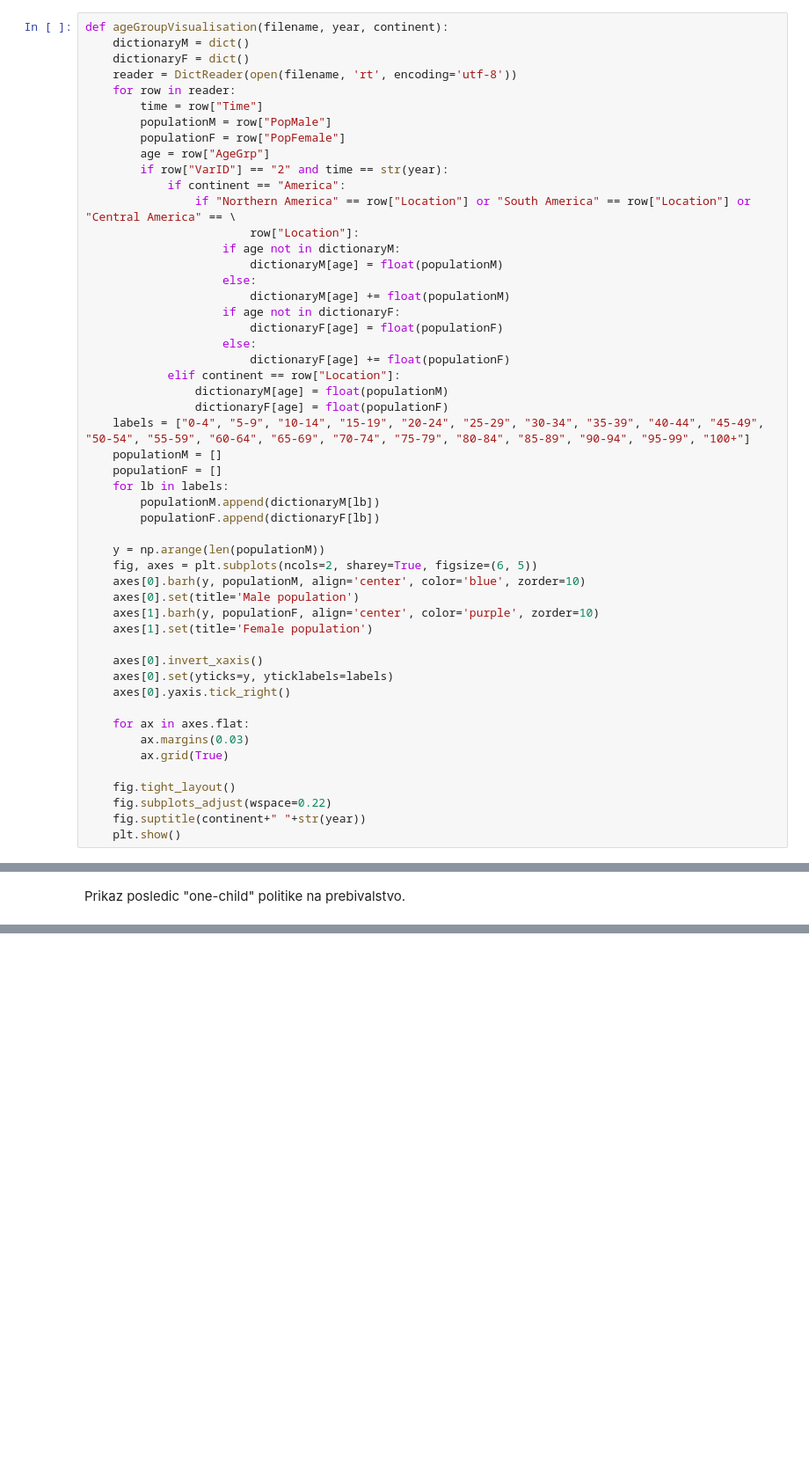
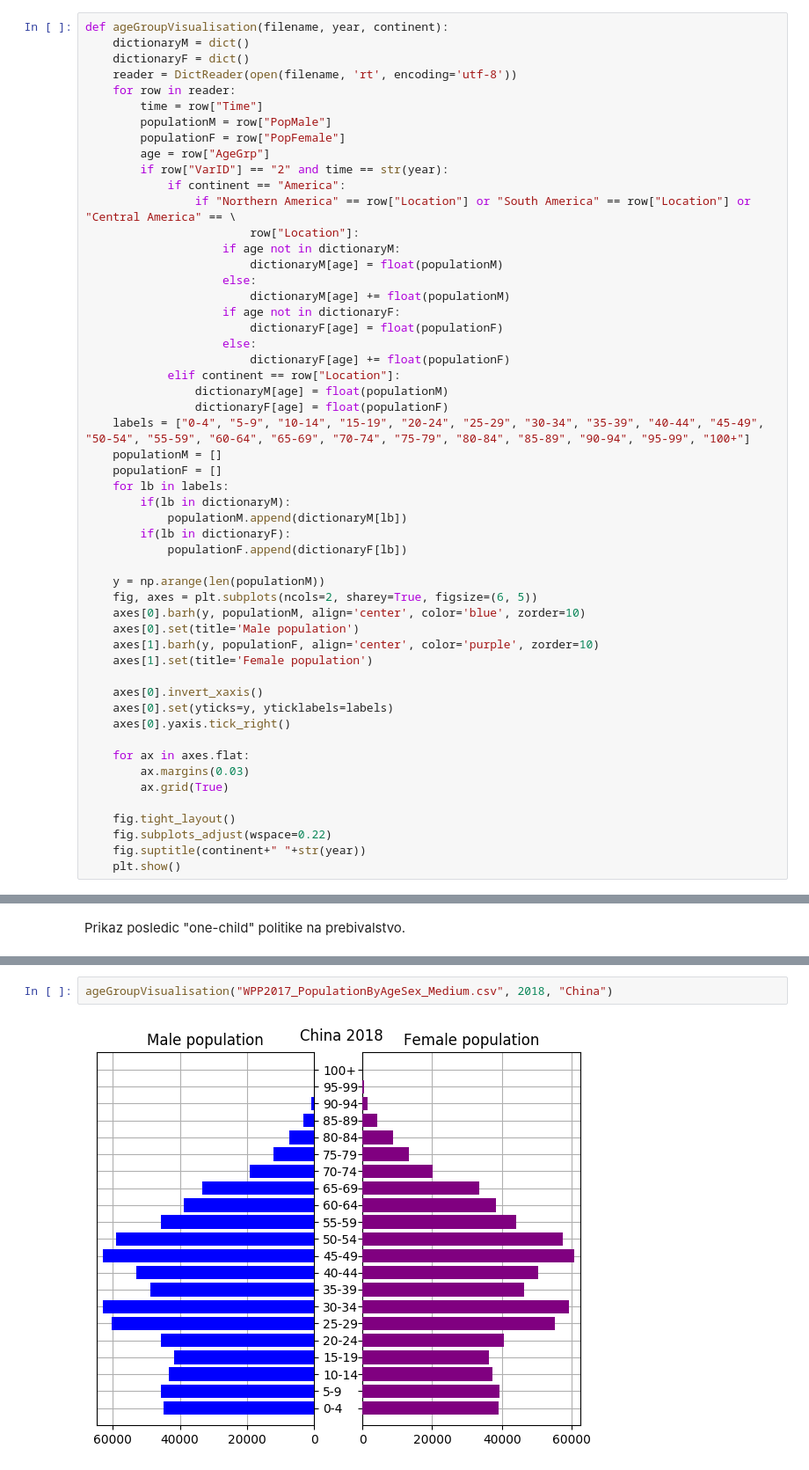
Before and after one commit to MaticSincek/PR18JJMSTB, a Jupyter notebook: vmesno-poročilo.ipynb, the cells around one changed output, grey strips where cells are left out. Shown: that part at 88% size. Saved outputs shown, nothing was run; the diff lists cells and outputs as text; blank space fills up the shorter version.

```diff
--- a/vmesno-poročilo.ipynb
+++ b/vmesno-poročilo.ipynb
@@ -310,8 +310,10 @@ def ageGroupVisualisation(filename, year, continent):
     populationM = []
     populationF = []
     for lb in labels:
-        populationM.append(dictionaryM[lb])
-        populationF.append(dictionaryF[lb])
+        if(lb in dictionaryM):
+            populationM.append(dictionaryM[lb])
+        if(lb in dictionaryF):
+            populationF.append(dictionaryF[lb])
 
     y = np.arange(len(populationM))
     fig, axes = plt.subplots(ncols=2, sharey=True, figsize=(6, 5))
@@ -607,3 +609,7 @@ def chinaGDP(filenameGDP):
 chinaGDP("gdp_years.csv")
 # %% [output]
 [figure]
+# %%
+ageGroupVisualisation("WPP2017_PopulationByAgeSex_Medium.csv", 2018, "China")
+# %% [output]
+[figure, added]
```
Also changed, not shown: parts of 1 cell of this notebook.
